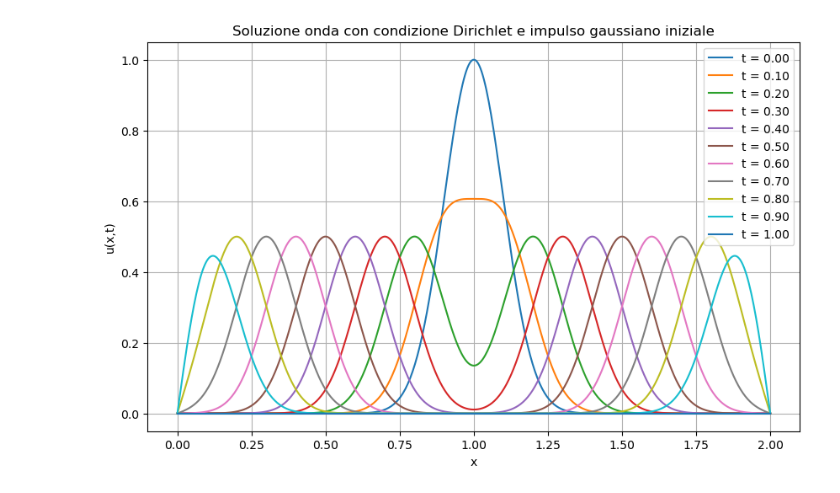
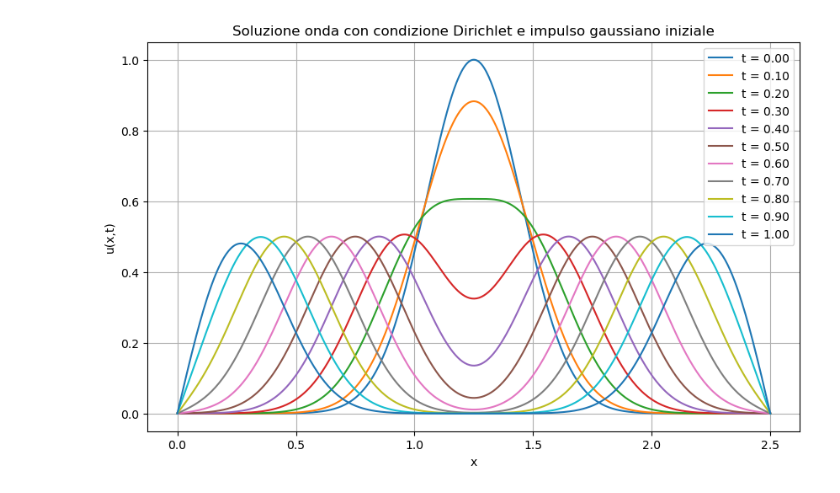
Before and after one commit to darioliotta/Quantum-Information-Project, a Jupyter notebook: colab_try.ipynb, the cells around one changed output. Saved outputs shown, nothing was run; the diff lists cells and outputs as text; code cells hidden in the pictures.

```diff
--- a/colab_try.ipynb
+++ b/colab_try.ipynb
@@ -92,40 +92,40 @@ import numpy as np
 import matplotlib.pyplot as plt
 
 # Parametri
-L = 2.0
+L = 2.5
 c = 1.0
 N_modes = 50
 nx = 500
 x = np.linspace(0, L, nx)
 
 # Funzione iniziale: impulso gaussiano centrato a L/2
-sigma = 0.1
+sigma = 0.2
 f = np.exp(-((x - L/2)**2) / (2*sigma**2))
 
 # Calcolo coefficienti A_n
 A = np.zeros(N_modes)
 for n in range(1, N_modes+1):
-    A[n-1] = 2/L * np.trapz(f * np.sin(n * np.pi * x / L), x)
+    A[n-1] = 2/L * np.trapezoid(f * np.sin(n * np.pi * x / L), x)
 
 # Funzione soluzione u(x,t)
 def u_xt(x, t):
     u = np.zeros_like(x)
     for n in range(1, N_modes+1):
         omega_n = n * np.pi * c / L
         u += A[n-1] * np.cos(omega_n * t) * np.sin(n * np.pi * x / L)
     return u
 
 # Tempi in cui calcolare la soluzione
 times = np.linspace(0., 1., 11)
 
-plt.figure(figsize=(10,6))
+plt.figure(figsize = (10,6))
 for t in times:
     plt.plot(x, u_xt(x, t), label=f't = {t:.2f}')
 plt.xlabel('x')
 plt.ylabel('u(x,t)')
 plt.title('Soluzione onda con condizione Dirichlet e impulso gaussiano iniziale')
 plt.legend()
 plt.grid(True)
 plt.show()
 # %% [output]
-[figure, old version]
+[figure, new version]
```
Also changed, not shown: 1 other file.
